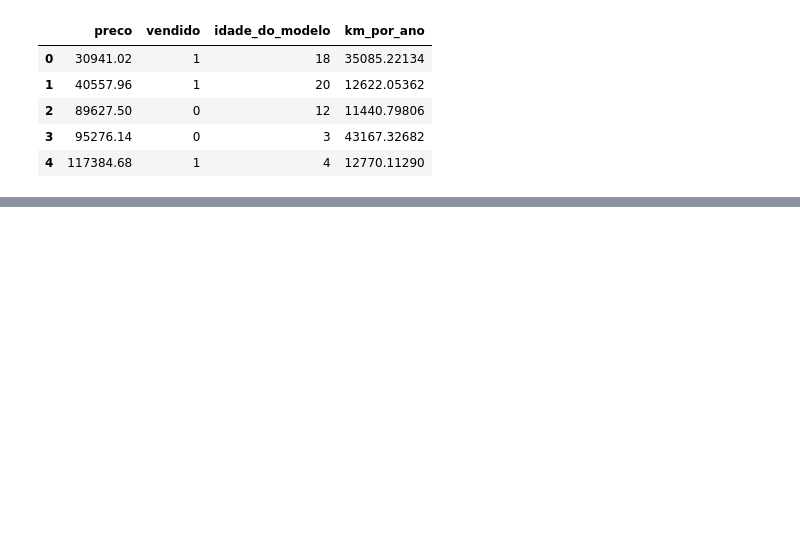
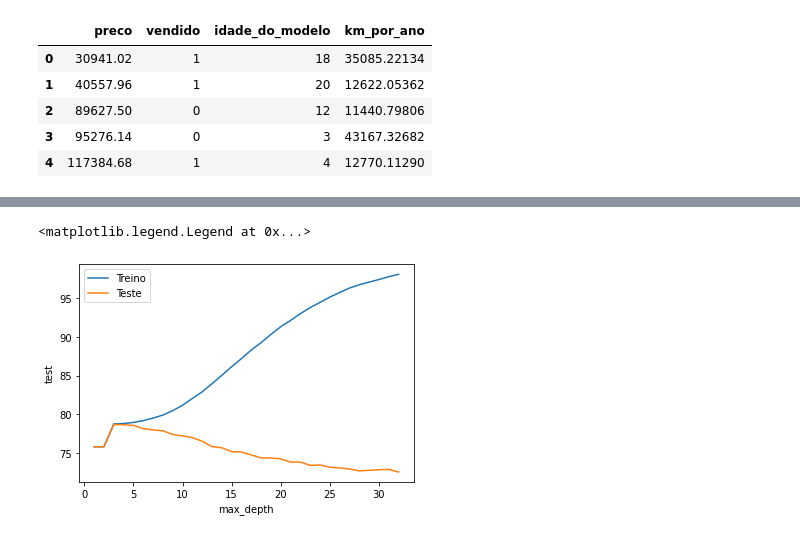
Before and after one commit to Facco-Bruno/Alura-ML, a Jupyter notebook: Otimizacao_por_hiperparametros_.ipynb, the cells around one changed output, grey strips where cells are left out. Saved outputs shown, nothing was run; the diff lists cells and outputs as text; code cells hidden in the pictures; blank space fills up the shorter version.

```diff
--- a/Otimizacao_por_hiperparametros_.ipynb
+++ b/Otimizacao_por_hiperparametros_.ipynb
@@ -17,0 +292,9 @@ dados.head()
+# %%
+import matplotlib.pyplot as plt
+
+sns.lineplot(x = "max_depth", y = "train", data = resultados)
+sns.lineplot(x = "max_depth", y = "test", data = resultados)
+plt.legend(["Treino", "Teste"])
+# %% [output]
+<matplotlib.legend.Legend at 0x...>
+[figure, added]
```
Also changed, not shown: parts of 18 cells of this notebook.
